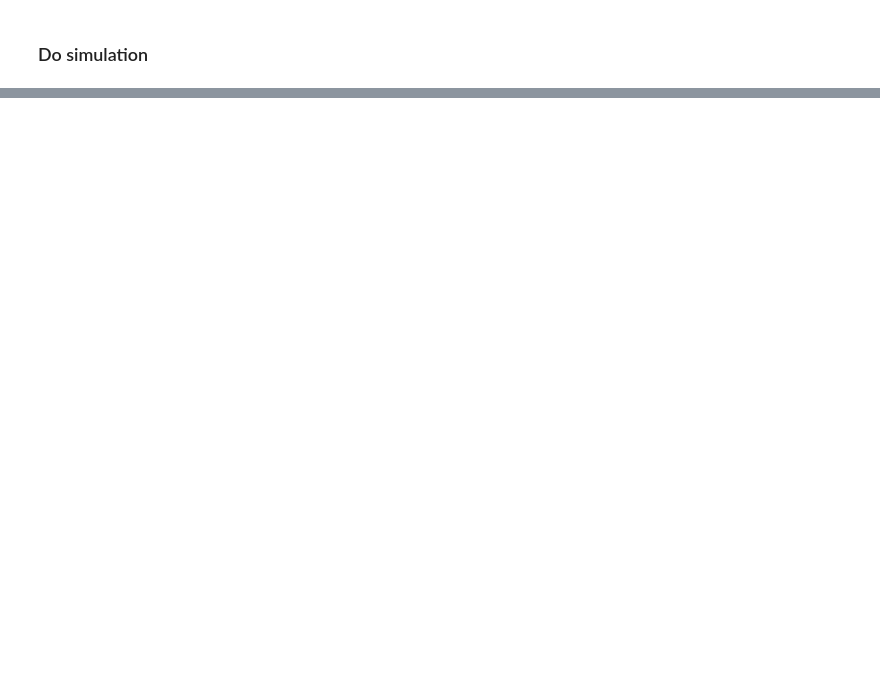
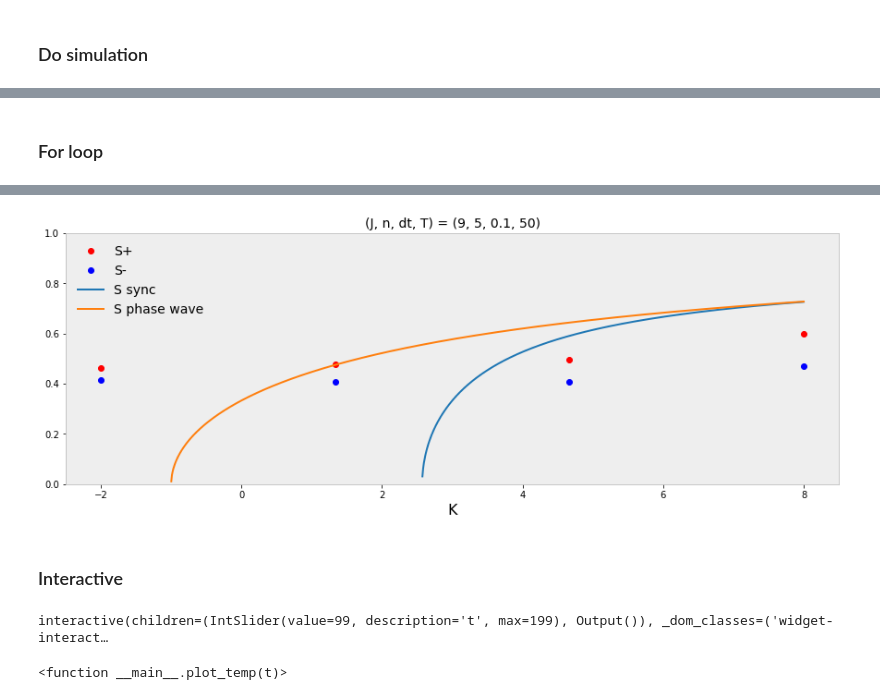
Before and after one commit to Khev/swarmalators, a Jupyter notebook: 1D/on-ring/non-identical/big_N_sims.ipynb, the cells around one changed output, grey strips where cells are left out. Cells and saved outputs as stored; diff of their text form; code cells hidden in the pictures; blank space fills up the shorter version.

```diff
--- a/1D/on-ring/non-identical/big_N_sims.ipynb
+++ b/1D/on-ring/non-identical/big_N_sims.ipynb
@@ -74,0 +113,65 @@ f.scatter_t(x,y,theta,-1)
+# %% [markdown]
+### For loop
+# %%
+# Numerical parameters
+dt, T, n  = 0.1, 50, 5
+np.random.seed(0)
+x0 = np.random.uniform(-np.pi,np.pi,n);
+theta0 = np.random.uniform(-np.pi,np.pi,n)
+t = [dt*i for i in range(int(T/dt))]
+z0 = np.array([x0,theta0])
+z0 = z0.flatten()
+
+# Physical parameters
+J, K = 9.0, -0.5
+cutoff = int(0.8*T)
+#nu, omega = np.zeros(n), np.zeros(n)
+nu, omega = cauchy.rvs(size=n), cauchy.rvs(size=n)
+
+Wp, Wm = [], []
+Sp, Sm = [], []
+Ks = np.linspace(-2,8,4)
+for K in Ks:
+    tic = time.clock()
+    sols = odeint(rhs, z0, t, args=(J,K,n,nu,omega))
+    x, theta = unpack(sols,n)
+    W_plus, W_minus = find_Ws(x,theta)
+    S_plus, S_minus = np.abs(W_plus), np.abs(W_minus)
+    S_plus, S_minus = np.mean(S_plus[cutoff:-1]), np.mean(S_minus[cutoff:-1])
+    if S_plus < S_minus:
+        S_plus, S_minus = S_minus, S_plus
+    Sp.append(S_plus); Sm.append(S_minus);
+    Wp.append(W_plus); Wm.append(W_minus)
+    toc = time.clock()
+    tim = (toc-tic) / 60.0
+    print(f'K = {K:.2f} took {tim:.2f} mins')
+
+# Plot data
+plt.figure(figsize=(15,5))
+plt.plot(Ks,Sp,'ro');plt.plot(Ks,Sm,'bo')
+
+# Plot theoretical curves
+Ks1 = np.linspace(-2,8,1000)
+J, delta_v, delta_omega = 9, 1, 1
+Ss = [S_sync(J,K,delta_v,delta_omega) for K in Ks1]
+Sph = [S_phase_wave(J,K,delta_v,delta_omega) for K in Ks1]
+plt.plot(Ks1,Ss);plt.plot(Ks1,Sph)
+plt.xlabel('K', fontsize=16);
+plt.legend(["S+","S-",'S sync', 'S phase wave'], fontsize=14, frameon=False)
+plt.ylim([0,1])
+plt.title(f'(J, n, dt, T) = ({J}, {n}, {dt}, {T})', fontsize=14);
+
+# Save data
+fname = f'data/Wplus_versus_K_J_{J:.2f}_n_{n}.npy'
+np.save(fname,Wp)
+
+fname = f'data/Wminus_versus_K_J_{J:.2f}_n_{n}.npy'
+np.save(fname,Wm)
+
+fname = f'data/Ks_J_{J:.2f}_n_{n}.npy'
+np.save(fname,Ks)
+
+# Save figure
+figname = f'figures/S_versus_K_J_{J:.2f}_n_{n}.png'
+plt.savefig(figname)
+# %% [output]
@@ -74,0 +182,14 @@ f.scatter_t(x,y,theta,-1)
+[figure, added]
+# %% [markdown]
+### Interactive
+# %%
+from IPython.html.widgets import interact, interactive
+
+
+def plot_temp(t):
+    scatter_t(x,theta,t)
+
+interact(plot_temp,t=(0,x.shape[0]-1,1))
+# %% [output]
+interactive(children=(IntSlider(value=99, description='t', max=199), Output()), _dom_classes=('widget-interact…
+<function __main__.plot_temp(t)>
```
Also changed, not shown: parts of 3 cells of this notebook.
